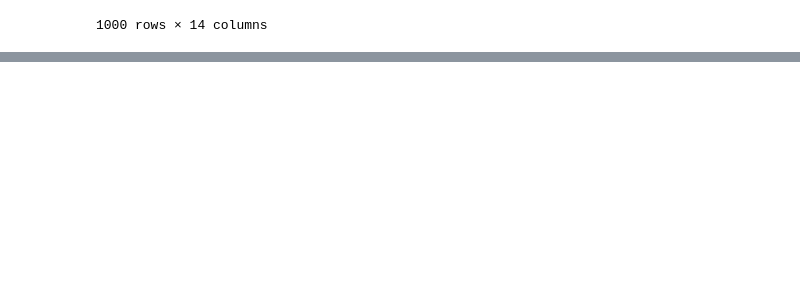
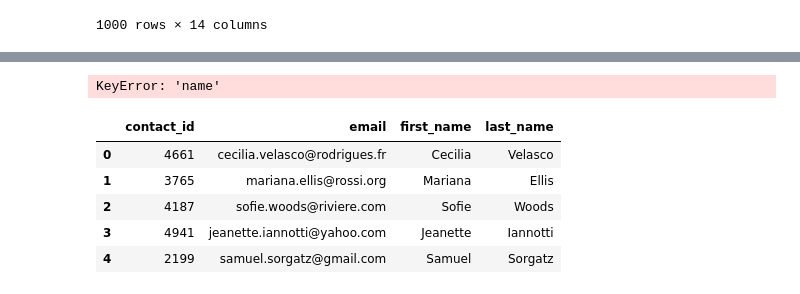
Before and after one commit to aahudson/Crowdfunding-ETL, a Jupyter notebook: crowdfunding.ipynb, the cells around one changed output, grey strips where cells are left out. Drawn from its saved outputs; the diff is of its cells as text; code cells hidden in the pictures; blank space fills up the shorter version.

Commit message:
created and added contacts.csv table

```diff
--- a/crowdfunding.ipynb
+++ b/crowdfunding.ipynb
@@ -432,0 +441,4 @@ campaign_cleaned.to_csv('campaign.csv', encoding='utf8', index=False)
+# %%
+# Extract the four-digit contact ID number and add it to a new column in the contact_info DataFrame.
+contact_info_df["contact_id"] = [x[15:19] for x in contact_info_df["contact_info"].values]
+contact_info_df.head()
@@ -432,0 +476,14 @@ campaign_cleaned.to_csv('campaign.csv', encoding='utf8', index=False)
+# %%
+# Iterate through the contact_info_df and convert each row to a dictionary.
+dict_values = []
+for i, row in contact_info_df.iterrows():
+    # Get the data first item in each row.
+    data = row['contact_info']
+    converted_data = json.loads(data)
+    # Iterate through each dictionary (row) and get the values for each row using list comprehension.
+    row_values = [v for k, v in converted_data.items()]
+    # Append the list of values for each row to a new list.
+    dict_values.append(row_values)
+
+# Print out the list of values for each row.
+print(dict_values)
@@ -432,0 +492,4 @@ campaign_cleaned.to_csv('campaign.csv', encoding='utf8', index=False)
+# %%
+# Create a contact_info DataFrame and add each list of values, i.e., each row to the 'contact_id', 'name', 'email' columns.
+contacts_df = pd.DataFrame(dict_values, columns=['contact_id', 'name', 'email'])
+contacts_df.head()
@@ -432,0 +516,21 @@ campaign_cleaned.to_csv('campaign.csv', encoding='utf8', index=False)
+# %%
+# split the "name" column into first and last names and then add those to a "first_name" and a "last_name" column, respectively.
+#After we split the "name" column, we can drop it from the DataFrame,
+# reorder the columns,
+# and export the DataFrame as a CSV file.
+# Series.str.split(pat=None, *, n=- 1, expand=False, regex=None)[source]
+
+contacts_df[["first_name", "last_name"]] = contacts_df["name"].str.split(' ', n=1, expand=True)
+
+contacts_df.head()
+# %% [output]
+KeyError: 'name'
+# %%
+contacts_df.head()
+# %% [output]
+|  | contact_id | email | first_name | last_name |
+| 0 | 4661 | cecilia.velasco@rodrigues.fr | Cecilia | Velasco |
+| 1 | 3765 | mariana.ellis@rossi.org | Mariana | Ellis |
+| 2 | 4187 | sofie.woods@riviere.com | Sofie | Woods |
+| 3 | 4941 | jeanette.iannotti@yahoo.com | Jeanette | Iannotti |
+| 4 | 2199 | samuel.sorgatz@gmail.com | Samuel | Sorgatz |
```
Also changed, not shown: parts of 8 cells of this notebook, 1 other file.
